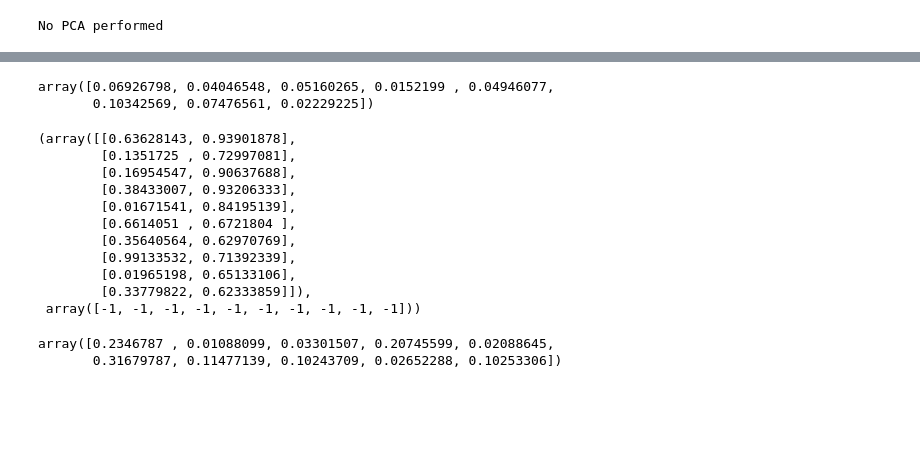
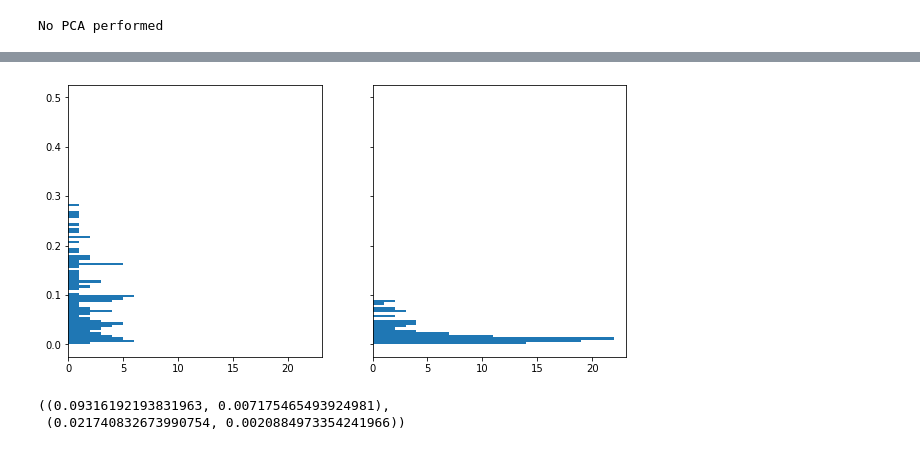
Before and after one commit to anish-lu-yihe/art, a Jupyter notebook: fuzzyART_test_meshgrid.ipynb, the cells around one changed output, grey strips where cells are left out. Saved outputs shown, nothing was run; the diff lists cells and outputs as text; code cells hidden in the pictures; blank space fills up the shorter version.

Commit message:
add VisualiseReplay

```diff
--- a/fuzzyART_test_meshgrid.ipynb
+++ b/fuzzyART_test_meshgrid.ipynb
@@ -81,25 +80,18 @@ rr
-# %%
-least_l1_to_data(rr[0], data)
-# %% [output]
-array([0.06926798, 0.04046548, 0.05160265, 0.0152199 , 0.04946077,
-       0.10342569, 0.07476561, 0.02229225])
-# %%
-r0 = net.replay_null(10, 0)
-r0
-# %% [output]
-(array([[0.63628143, 0.93901878],
-        [0.1351725 , 0.72997081],
-        [0.16954547, 0.90637688],
-        [0.38433007, 0.93206333],
-        [0.01671541, 0.84195139],
-        [0.6614051 , 0.6721804 ],
-        [0.35640564, 0.62970769],
-        [0.99133532, 0.71392339],
-        [0.01965198, 0.65133106],
-        [0.33779822, 0.62333859]]),
- array([-1, -1, -1, -1, -1, -1, -1, -1, -1, -1]))
-# %%
-least_l1_to_data(r0[0], data)
-# %% [output]
-array([0.2346787 , 0.01088099, 0.03301507, 0.20745599, 0.02088645,
-       0.31679787, 0.11477139, 0.10243709, 0.02652288, 0.10253306])
+# %%
+vr = VisualiseReplay(data)
+# %%
+replay_num = 100
+r0 = net.replay_null(replay_num, 0)
+r1 = net.replay_1cat((0,1), replay_num, 0, 'in-box')
+# %%
+fig, axs = plt.subplots(1, 2,
+                        figsize = (10, 5), sharex=True, sharey=True)
+d0 = vr.distance_to_truth(axs[0], r0[0], hist_range_top=.5)
+d1 = vr.distance_to_truth(axs[1], r1[0], hist_range_top=.5)
+# %% [output]
+[figure, added]
+# %%
+d0, d1
+# %% [output]
+((0.09316192193831963, 0.007175465493924981),
+ (0.021740832673990754, 0.0020884973354241966))
```
Also changed, not shown: parts of 2 cells of this notebook, 1 other file.
